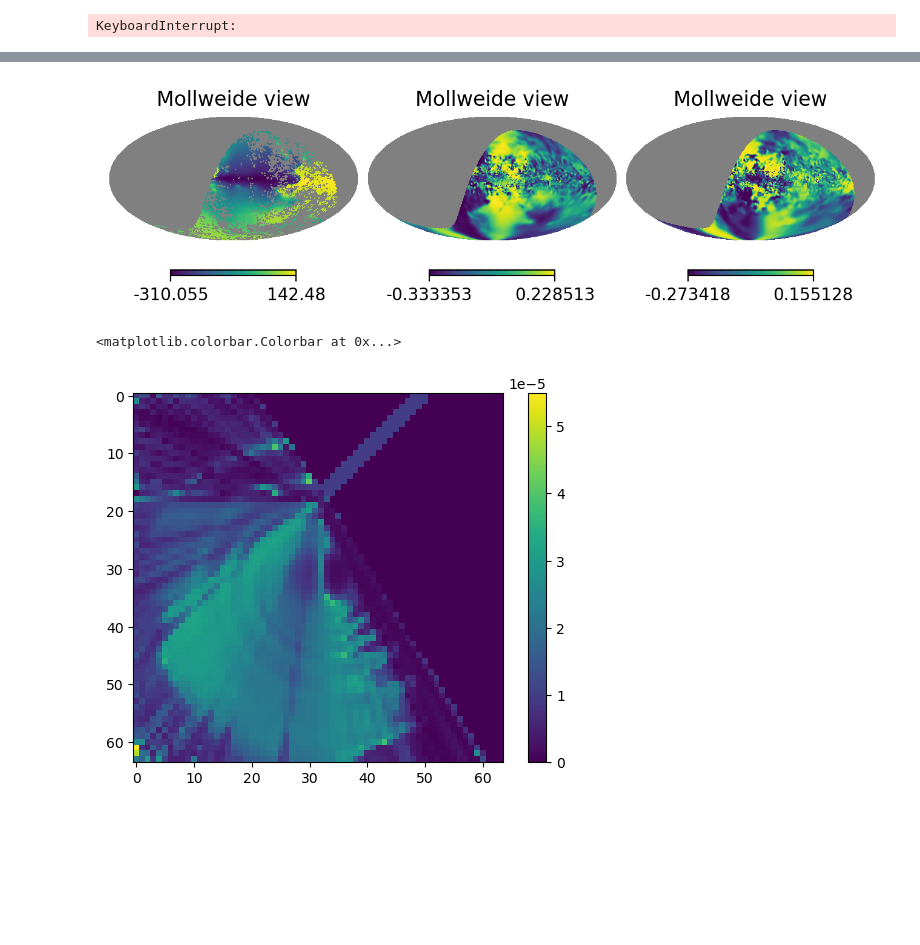
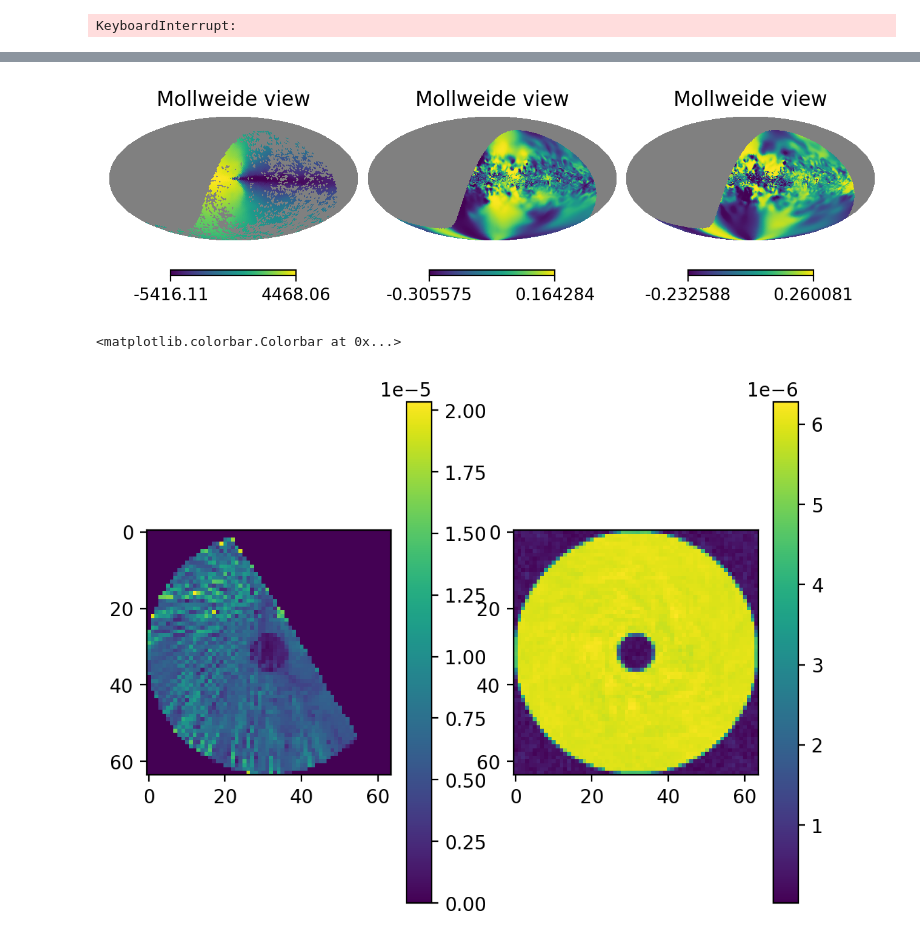
Before and after one commit to dkn16/Synax, a Jupyter notebook: examples/optimiseB_spass.ipynb, the cells around one changed output, grey strips where cells are left out. Saved outputs shown, nothing was run; the diff lists cells and outputs as text; code cells hidden in the pictures; blank space fills up the shorter version.

```diff
--- a/examples/optimiseB_spass.ipynb
+++ b/examples/optimiseB_spass.ipynb
@@ -104,15 +104,15 @@ coords[0].shape
 dtype = np.float64  # 64-bit floating point
 
 # Read the binary file
-tereg = np.fromfile('../../SyncEmiss/tereg.bin', dtype=dtype).reshape((256,256,64))/100#.reshape((64,4,64,4,16,4)).mean(axis = (1,3,5))
+tereg = np.fromfile('../../SyncEmiss/tereg.bin', dtype=dtype).reshape((256,256,64))#.reshape((64,4,64,4,16,4)).mean(axis = (1,3,5))
 #ternd = np.fromfile('../../SyncEmiss/ternd.bin', dtype=dtype).reshape((256,256,64))*0#.reshape((64,4,64,4,16,4)).mean(axis = (1,3,5))
 
 breg = np.fromfile('../../SyncEmiss/breg.bin', dtype=dtype).reshape((256,256,64,3)).reshape((64,4,64,4,16,4,3)).mean(axis = (1,3,5))
 brnd = np.fromfile('../../SyncEmiss/brnd.bin', dtype=dtype).reshape((256,256,64,3)).reshape((64,4,64,4,16,4,3)).mean(axis = (1,3,5))
 
 B_field = jnp.ones_like(breg)*6e-6*jnp.array([0.5,-0.5,0.5])
-tereg[tereg>0.002] = 0.
-#B_field = jnp.array(breg+brnd)
+tereg[tereg>0.2] = 0.
+B_field = jnp.array(breg+brnd*0.05)
 
 #interp_3d = jax.vmap(lambda pos: interpax.interp3d(pos[0],pos[1],pos[2],xs,ys,zs,B_field[...,0],method='linear',extrap=True))
 #Bx_interp = interp_3d(poss)
@@ -219,12 +219,13 @@ hp.mollview(Sync_U,norm='hist',cmap='coolwarm',nest=True,sub=(1,3,3))
 # %%
 @jax.jit
 def loss(B_field):
+    B_div = jnp.abs(jnp.gradient(B_opt,axis = -1).sum(axis=-1)).mean()
     rm,Sync_Q,Sync_U = calc_pol(B_field)
-    rm = rm.reshape((-1,16)).mean(axis=-1)
-    loss_rm = jnp.mean((rm[index_rm] - data_rm[index_rm])**2)/jnp.var(rm[index_rm])
+    #rm = rm.reshape((-1,16)).mean(axis=-1)
+    #loss_rm = jnp.mean((rm[index_rm] - data_rm[index_rm])**2)/jnp.var(rm[index_rm])
     loss_q = jnp.mean((Sync_Q[index_qu] - data_q[index_qu])**2)/jnp.var(data_q[index_qu])
     loss_u = jnp.mean((Sync_U[index_qu] - data_u[index_qu])**2)/jnp.var(data_u[index_qu])
-    return loss_q+loss_u+loss_rm
+    return loss_q+loss_u+B_div*1e6
 # %%
 %%time
 loss(B_field)
@@ -247,14 +248,14 @@ import optax
 
 B_opt = B_field
 #solver = optax.yogi(1e-8)
-solver = optax.adam(learning_rate=1e-6)
+solver = optax.adam(learning_rate=5e-8)
 opt_state = solver.init(B_opt)
 loss = []
-#mask = np.ones((64,64,16))
-#mask[(coords[0]**2+coords[1]**2+)>400]=0.
-#mask = jnp.array(mask)[:,:,:,jnp.newaxis]
+mask = np.ones((64,64,16))
+mask[(coords[0]**2+coords[1]**2)>400]=1e-16
+mask = jnp.array(mask)[:,:,:,jnp.newaxis]
 #mask = C_field/C_field.max()
-#B_opt = B_opt*mask
+B_opt = B_opt*mask
 
 progress_bar = tqdm(range(1000))
 for i in progress_bar:
@@ -264,8 +265,8 @@ for i in progress_bar:
     loss.append(value)
     updates, opt_state = solver.update(grad, opt_state, B_opt)
     B_opt = optax.apply_updates(B_opt, updates)
-    #B_opt = B_opt*mask
-    #B_opt = jnp.where(B_opt < 0., 1e-10, B_opt)
+    B_opt = B_opt*mask
+    #B_opt = jnp.where(B_opt > 1e-5, 1e-5, B_opt)
     info = { 'loss': loss[-1]}
 
     # Update the postfix with the current info
@@ -292,15 +294,24 @@ hp.mollview(rm,norm='hist',nest=True,sub=(1,3,1))
 hp.mollview(Sync_Q,norm='hist',nest=True,sub=(1,3,2))
 hp.mollview(Sync_U,norm='hist',nest=True,sub=(1,3,3))
 # %% [output]
-[figure, old version]
+[figure, new version]
 # %%
+B_opt = jnp.where(B_opt > 1e-5, 1e-5, B_opt)
 B_opt = B_opt.at[B_mask].set(0.0)
 B_mag = jnp.sqrt((B_opt**2).sum(axis=-1))
+plt.figure(dpi=200)
+plt.subplot(121)
 plt.imshow((B_mag[:,:,8]))
+#plt.imshow((B_mag.sum(axis=-1)))
 plt.colorbar()
+
+plt.subplot(122)
+plt.imshow((jnp.sqrt((B_field**2).sum(axis=(-1))))[:,:,8])
+#plt.imshow((B_field[:,:,8,2]))
+plt.colorbar()
 # %% [output]
 <matplotlib.colorbar.Colorbar at 0x...>
-[figure, old version]
+[figure, new version]
 # %%
 plt.figure(dpi=200)
 
```
Also changed, not shown: parts of 10 cells of this notebook, 23 other files.
